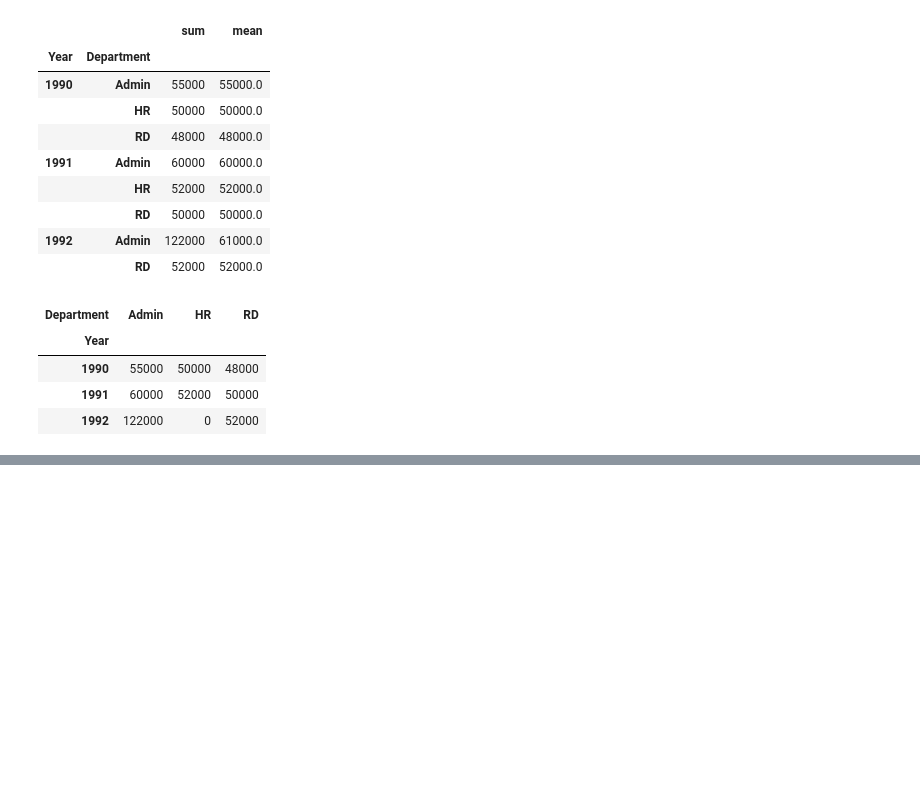
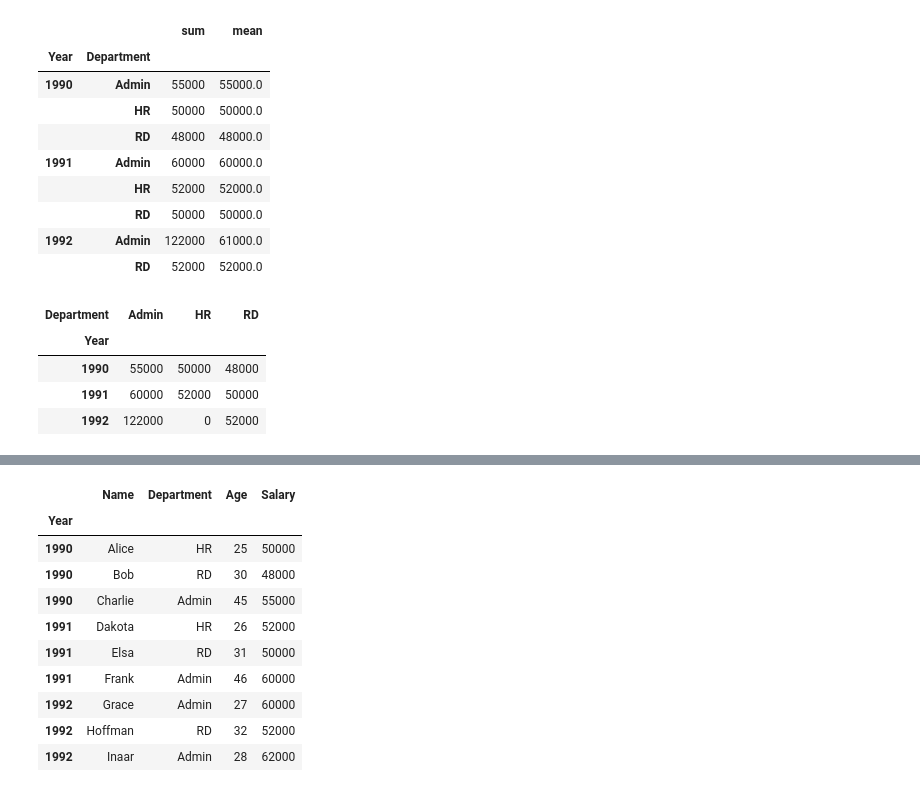
Before and after one commit to Champraise/learning_python, a Jupyter notebook: first-script.py/test_page.ipynb, the cells around one changed output, grey strips where cells are left out. Cells and saved outputs as stored; diff of their text form; code cells hidden in the pictures; blank space fills up the shorter version.

```diff
--- a/first-script.py/test_page.ipynb
+++ b/first-script.py/test_page.ipynb
@@ -114,0 +128,15 @@ data.pivot_table(index='Year', columns='Department', values='Salary', aggfunc='s
+# %%
+data_ind = data.set_index('Year')
+data_ind
+# %% [output]
+|  | Name | Department | Age | Salary |
+| Year |  |  |  |  |
+| 1990 | Alice | HR | 25 | 50000 |
+| 1990 | Bob | RD | 30 | 48000 |
+| 1990 | Charlie | Admin | 45 | 55000 |
+| 1991 | Dakota | HR | 26 | 52000 |
+| 1991 | Elsa | RD | 31 | 50000 |
+| 1991 | Frank | Admin | 46 | 60000 |
+| 1992 | Grace | Admin | 27 | 60000 |
+| 1992 | Hoffman | RD | 32 | 52000 |
+| 1992 | Inaar | Admin | 28 | 62000 |
```
Also changed, not shown: parts of 3 cells of this notebook.
